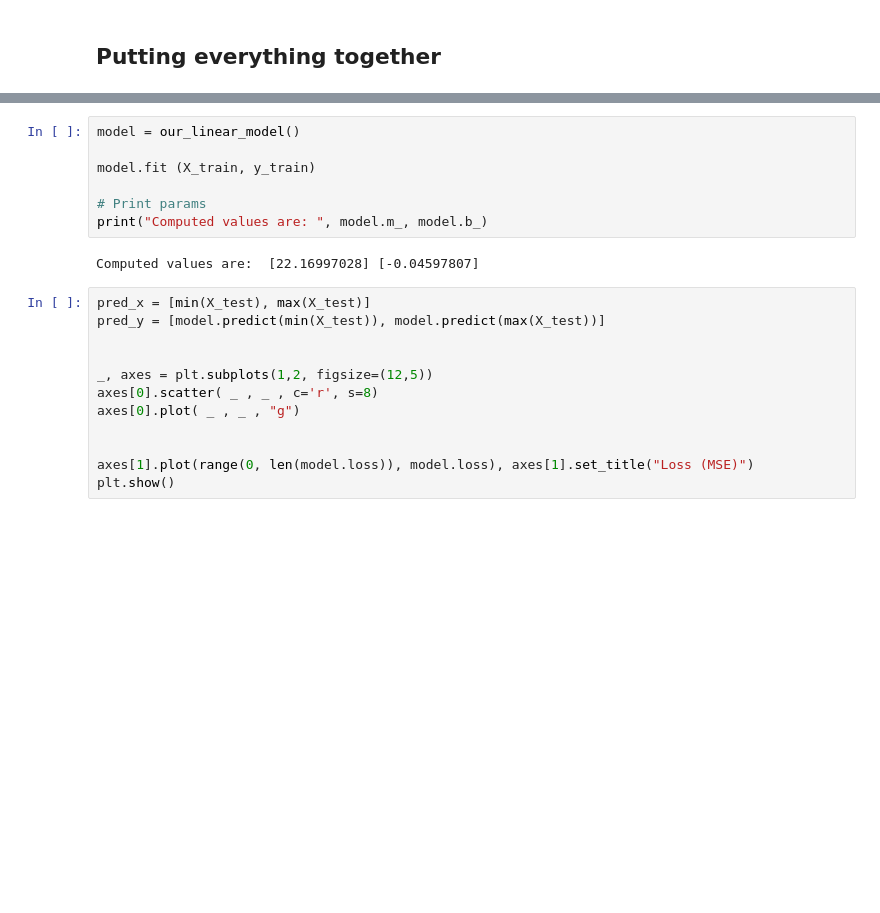
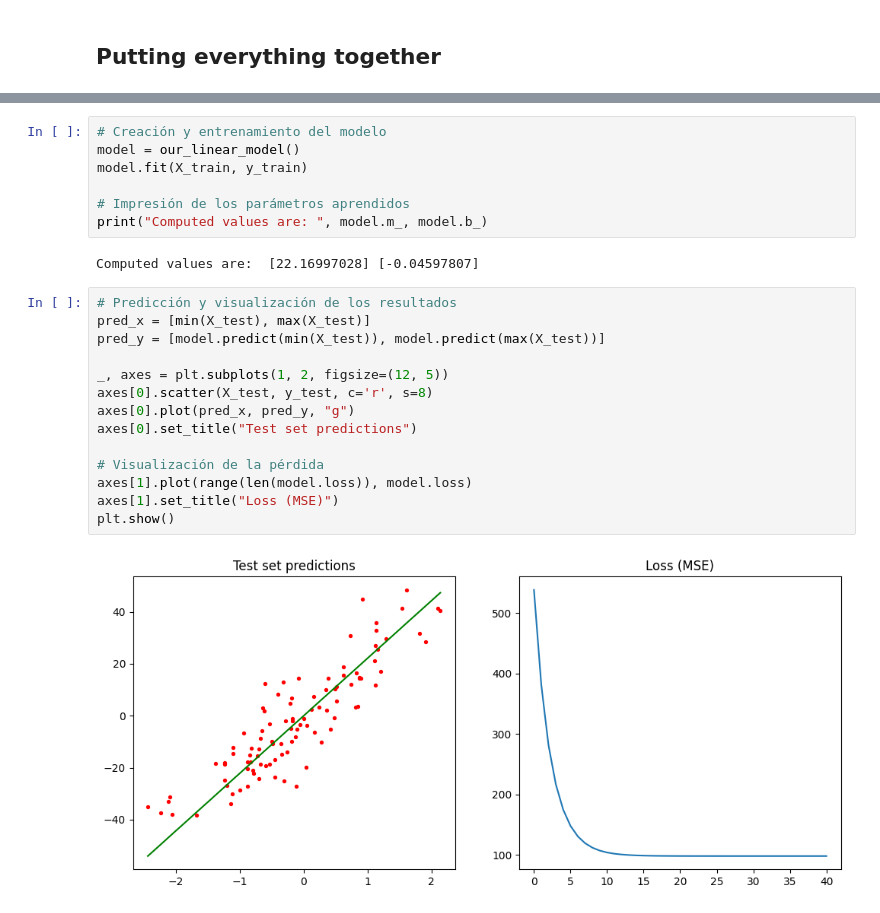
Before and after one commit to yustinbarnet/machine_learning, a Jupyter notebook: Sem_09/gradient_descent.ipynb, the cells around one changed output, grey strips where cells are left out. Saved outputs shown, nothing was run; the diff lists cells and outputs as text; blank space fills up the shorter version.

```diff
--- a/Sem_09/gradient_descent.ipynb
+++ b/Sem_09/gradient_descent.ipynb
@@ -179,21 +173,25 @@ class our_linear_model():
 # %%
+# Creación y entrenamiento del modelo
 model = our_linear_model()
+model.fit(X_train, y_train)
 
-model.fit (X_train, y_train)
-
-# Print params
+# Impresión de los parámetros aprendidos
 print("Computed values are: ", model.m_, model.b_)
 # %% [output]
 Computed values are:  [22.16997028] [-0.04597807]
 # %%
+# Predicción y visualización de los resultados
 pred_x = [min(X_test), max(X_test)]
 pred_y = [model.predict(min(X_test)), model.predict(max(X_test))]
 
+_, axes = plt.subplots(1, 2, figsize=(12, 5))
+axes[0].scatter(X_test, y_test, c='r', s=8)
+axes[0].plot(pred_x, pred_y, "g")
+axes[0].set_title("Test set predictions")
 
-_, axes = plt.subplots(1,2, figsize=(12,5))
-axes[0].scatter( _ , _ , c='r', s=8)
-axes[0].plot( _ , _ , "g")
-
-
-axes[1].plot(range(0, len(model.loss)), model.loss), axes[1].set_title("Loss (MSE)")
+# Visualización de la pérdida
+axes[1].plot(range(len(model.loss)), model.loss)
+axes[1].set_title("Loss (MSE)")
 plt.show()
+# %% [output]
+[figure, added]
```
Also changed, not shown: parts of 1 cell of this notebook.
